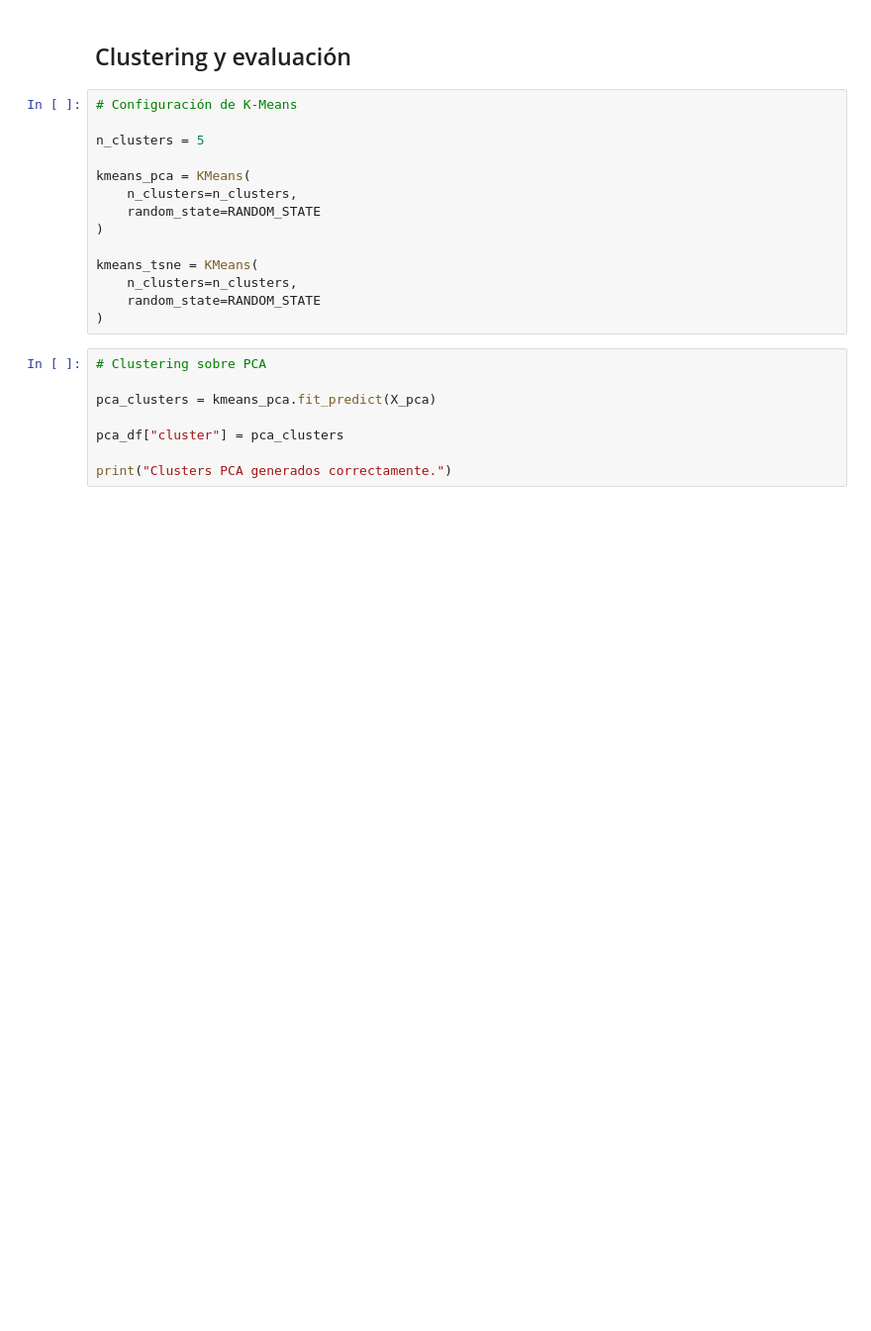
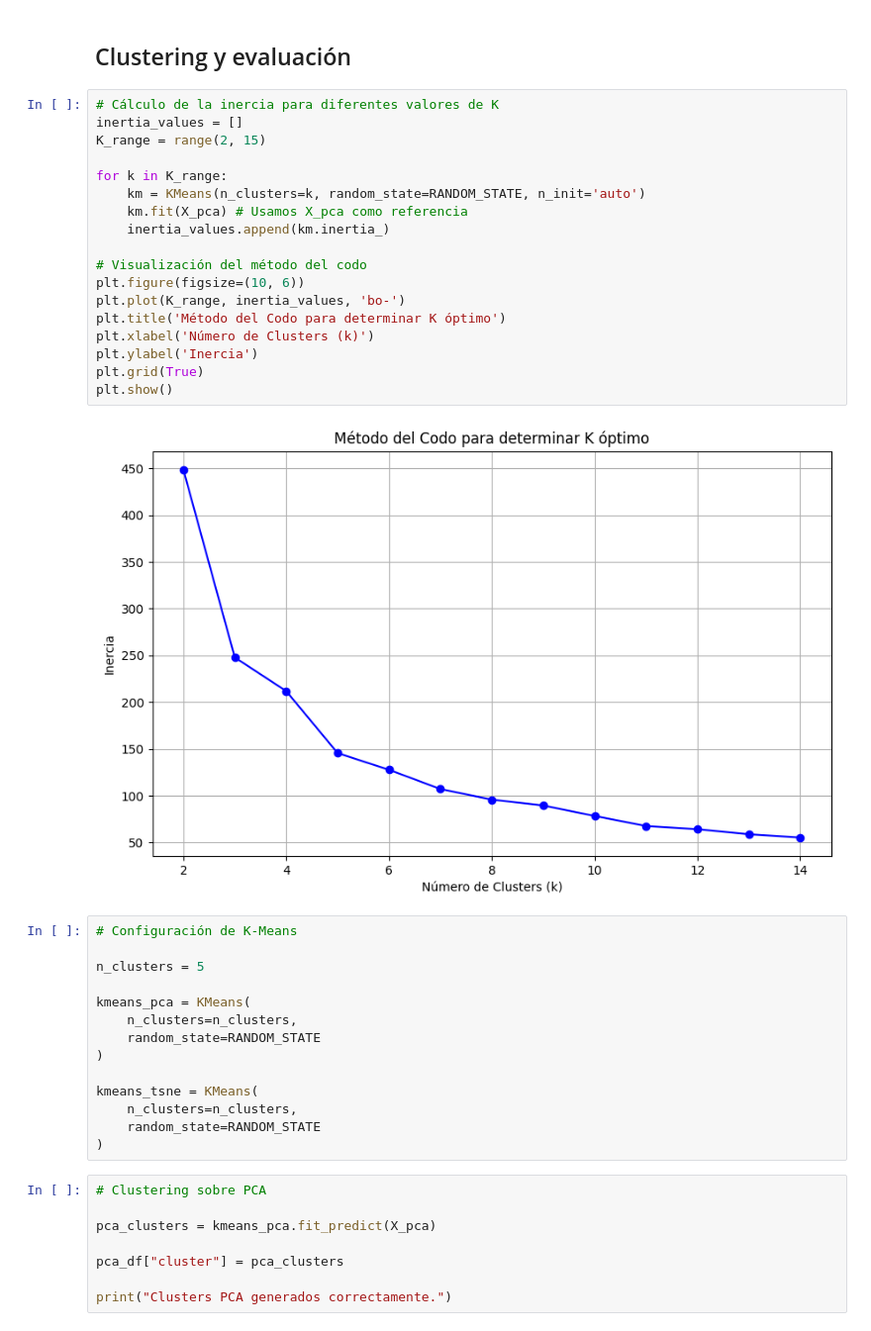
Before and after one commit to abel8000001/Proyecto-final-IA, a Jupyter notebook: proyecto_final_IA.ipynb, the cells around one changed output. Shown at 99% size. Saved outputs shown, nothing was run; the diff lists cells and outputs as text; blank space fills up the shorter version.

```diff
--- a/proyecto_final_IA.ipynb
+++ b/proyecto_final_IA.ipynb
@@ -668,5 +668,25 @@ plt.show()
 # %% [markdown]
 ## Clustering y evaluación
+# %%
+# Cálculo de la inercia para diferentes valores de K
+inertia_values = []
+K_range = range(2, 15)
+
+for k in K_range:
+    km = KMeans(n_clusters=k, random_state=RANDOM_STATE, n_init='auto')
+    km.fit(X_pca) # Usamos X_pca como referencia
+    inertia_values.append(km.inertia_)
+
+# Visualización del método del codo
+plt.figure(figsize=(10, 6))
+plt.plot(K_range, inertia_values, 'bo-')
+plt.title('Método del Codo para determinar K óptimo')
+plt.xlabel('Número de Clusters (k)')
+plt.ylabel('Inercia')
+plt.grid(True)
+plt.show()
+# %% [output]
+[figure, added]
 # %%
 # Configuración de K-Means
 
```
Also changed, not shown: parts of 13 cells of this notebook.
